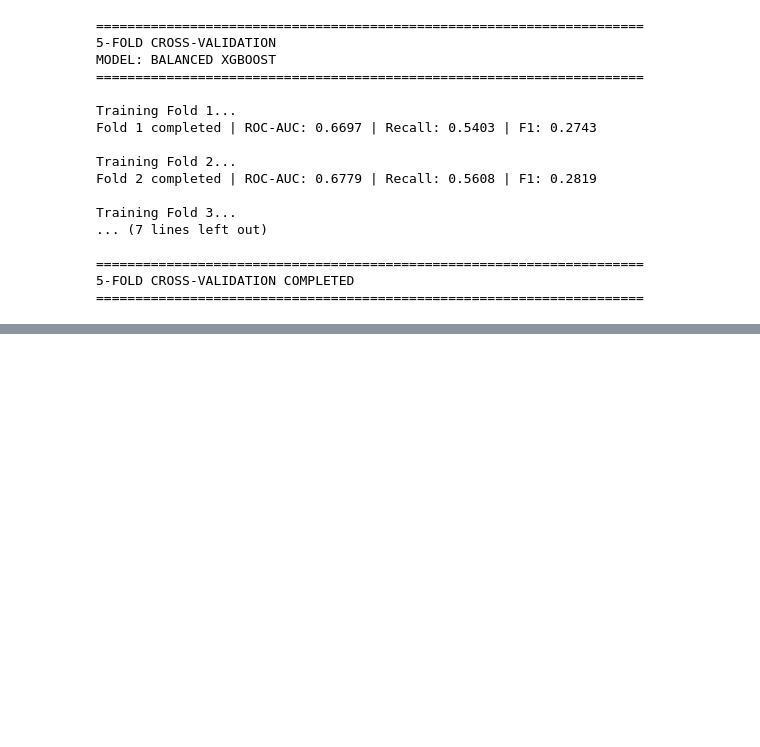
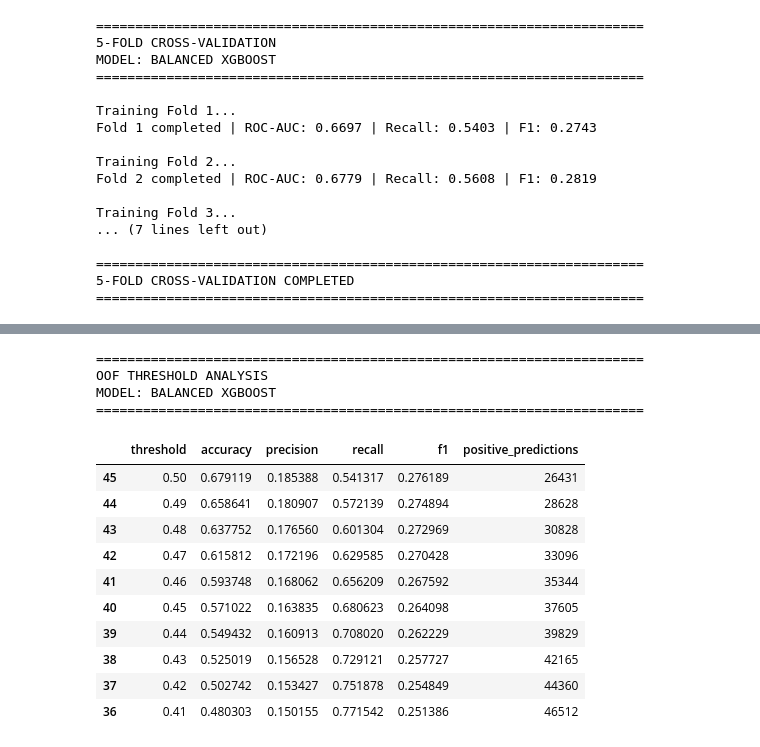
Before and after one commit to amanchaurasia512/diabetes-130-hospitals, a Jupyter notebook: Notebook/04_machine_learning_modeling.ipynb, the cells around one changed output, grey strips where cells are left out. Cells and saved outputs as stored; diff of their text form; code cells hidden in the pictures; blank space fills up the shorter version.

```diff
--- a/Notebook/04_machine_learning_modeling.ipynb
+++ b/Notebook/04_machine_learning_modeling.ipynb
@@ -6715,0 +6893,61 @@ oof_proba_balanced_xgb: NOT FOUND
+# %%
+# ======================================================================
+# OOF THRESHOLD ANALYSIS
+# MODEL: BALANCED XGBOOST
+# ======================================================================
+
+from sklearn.metrics import (
+    accuracy_score,
+    precision_score,
+    recall_score,
+    f1_score
+)
+
+thresholds = np.arange(0.05, 0.51, 0.01)
+
+threshold_results_balanced_xgb = []
+
+for threshold in thresholds:
+
+    y_pred_oof = (oof_proba_balanced_xgb >= threshold).astype(int)
+
+    threshold_results_balanced_xgb.append({
+        "threshold": threshold,
+        "accuracy": accuracy_score(y_train, y_pred_oof),
+        "precision": precision_score(y_train, y_pred_oof, zero_division=0),
+        "recall": recall_score(y_train, y_pred_oof, zero_division=0),
+        "f1": f1_score(y_train, y_pred_oof, zero_division=0),
+        "positive_predictions": y_pred_oof.sum()
+    })
+
+threshold_df_balanced_xgb = pd.DataFrame(
+    threshold_results_balanced_xgb
+)
+
+print("=" * 70)
+print("OOF THRESHOLD ANALYSIS")
+print("MODEL: BALANCED XGBOOST")
+print("=" * 70)
+
+display(
+    threshold_df_balanced_xgb.sort_values(
+        "f1",
+        ascending=False
+    ).head(10)
+)
+# %% [output]
+======================================================================
+OOF THRESHOLD ANALYSIS
+MODEL: BALANCED XGBOOST
+======================================================================
+|  | threshold | accuracy | precision | recall | f1 | positive_predictions |
+| 45 | 0.50 | 0.679119 | 0.185388 | 0.541317 | 0.276189 | 26431 |
+| 44 | 0.49 | 0.658641 | 0.180907 | 0.572139 | 0.274894 | 28628 |
+| 43 | 0.48 | 0.637752 | 0.176560 | 0.601304 | 0.272969 | 30828 |
+| 42 | 0.47 | 0.615812 | 0.172196 | 0.629585 | 0.270428 | 33096 |
+| 41 | 0.46 | 0.593748 | 0.168062 | 0.656209 | 0.267592 | 35344 |
+| 40 | 0.45 | 0.571022 | 0.163835 | 0.680623 | 0.264098 | 37605 |
+| 39 | 0.44 | 0.549432 | 0.160913 | 0.708020 | 0.262229 | 39829 |
+| 38 | 0.43 | 0.525019 | 0.156528 | 0.729121 | 0.257727 | 42165 |
+| 37 | 0.42 | 0.502742 | 0.153427 | 0.751878 | 0.254849 | 44360 |
+| 36 | 0.41 | 0.480303 | 0.150155 | 0.771542 | 0.251386 | 46512 |
```
Also changed, not shown: parts of 15 cells of this notebook.
